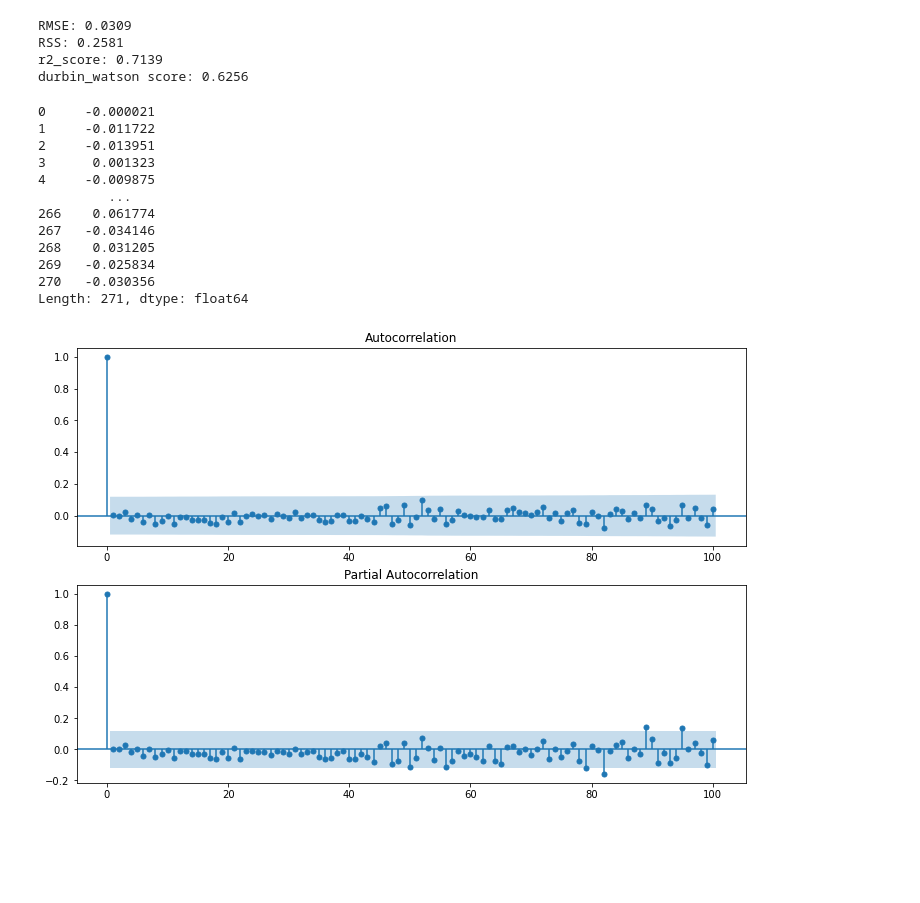
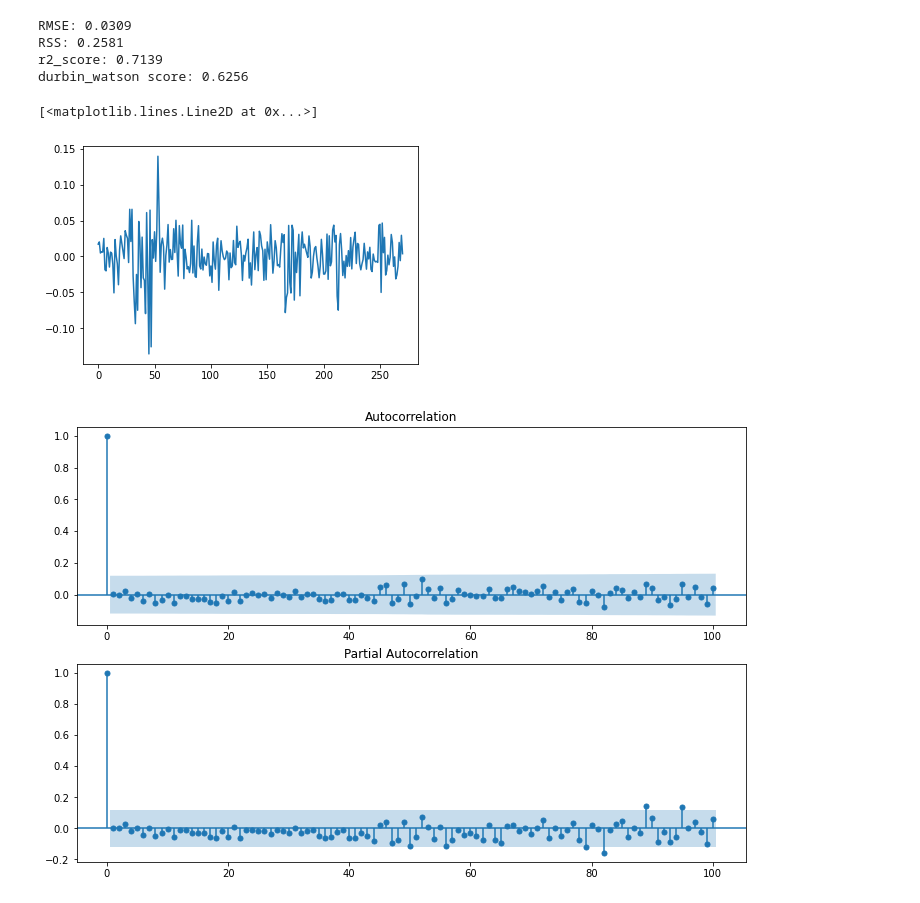
Before and after one commit to VSydorskyy/iasa_master_forecasting, a Jupyter notebook: practical_task/part_2_old_version.ipynb, the cells around one changed output. Saved outputs shown, nothing was run; the diff lists cells and outputs as text; code cells hidden in the pictures; blank space fills up the shorter version.

```diff
--- a/practical_task/2_final_part.ipynb
+++ b/practical_task/part_2_old_version.ipynb
@@ -176,21 +212,11 @@ durbin_watson score: 0.6256
 # %%
 arima_pred = ARIMA_m.fittedvalues
 arima_res = ARIMA_m.resid
-# %%
-arima_pred
-# %% [output]
-0     -0.000021
-1     -0.011722
-2     -0.013951
-3      0.001323
-4     -0.009875
-         ...
-266    0.061774
-267   -0.034146
-268    0.031205
-269   -0.025834
-270   -0.030356
-Length: 271, dtype: float64
+# %%
+plt.plot(arima_res)
+# %% [output]
+[<matplotlib.lines.Line2D at 0x...>]
+[figure, added]
 # %%
 fig = plt.figure(figsize=(12,8))
 ax1 = fig.add_subplot(211)
```
Also changed, not shown: parts of 11 cells of this notebook, 4 other files.
